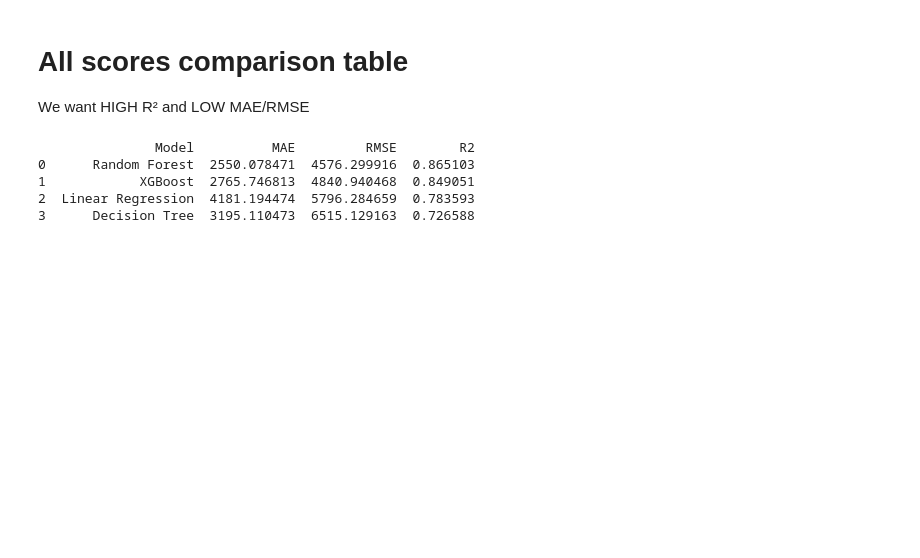
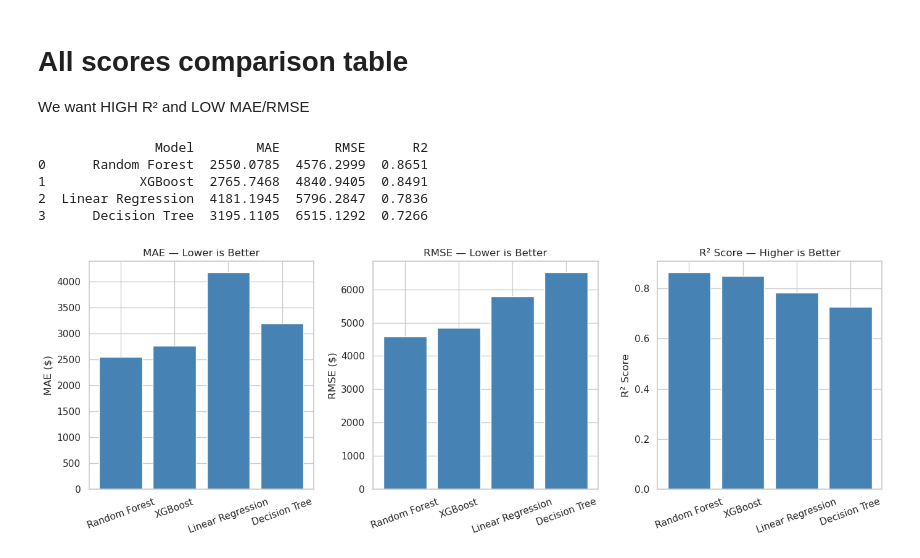
Before and after one commit to Sagittarius1377/Medical_Insurance_Cost, a Jupyter notebook: src.ipynb, the cells around one changed output. Cells and saved outputs as stored; diff of their text form; code cells hidden in the pictures; blank space fills up the shorter version.

```diff
--- a/src.ipynb
+++ b/src.ipynb
@@ -866,10 +844,41 @@ results = pd.DataFrame({
 results = results.sort_values('R2', ascending=False).reset_index(drop=True)
 # sort by R2 → best model appears first
 
-print(results)
+print(results.round(4))
 # %% [output]
-               Model          MAE         RMSE        R2
-0      Random Forest  2550.078471  4576.299916  0.865103
-1            XGBoost  2765.746813  4840.940468  0.849051
-2  Linear Regression  4181.194474  5796.284659  0.783593
-3      Decision Tree  3195.110473  6515.129163  0.726588
+               Model        MAE       RMSE      R2
+0      Random Forest  2550.0785  4576.2999  0.8651
+1            XGBoost  2765.7468  4840.9405  0.8491
+2  Linear Regression  4181.1945  5796.2847  0.7836
+3      Decision Tree  3195.1105  6515.1292  0.7266
+# %%
+
+
+fig, axes = plt.subplots(1, 3, figsize=(14, 5))
+
+models = results['Model']
+colors = ['tomato', 'steelblue', 'steelblue', 'steelblue']
+# first bar (best model) highlighted in red
+
+# MAE chart (lower is better)
+axes[0].bar(models, results['MAE'], color='steelblue', edgecolor='white')
+axes[0].set_title('MAE — Lower is Better')
+axes[0].set_ylabel('MAE ($)')
+axes[0].tick_params(axis='x', rotation=20)
+
+# RMSE chart (lower is better)
+axes[1].bar(models, results['RMSE'], color='steelblue', edgecolor='white')
+axes[1].set_title('RMSE — Lower is Better')
+axes[1].set_ylabel('RMSE ($)')
+axes[1].tick_params(axis='x', rotation=20)
+
+# R2 chart (higher is better)
+axes[2].bar(models, results['R2'], color='steelblue', edgecolor='white')
+axes[2].set_title('R² Score — Higher is Better')
+axes[2].set_ylabel('R² Score')
+axes[2].tick_params(axis='x', rotation=20)
+
+plt.tight_layout()
+plt.show()
+# %% [output]
+[figure, added]
```
Also changed, not shown: parts of 20 cells of this notebook.
